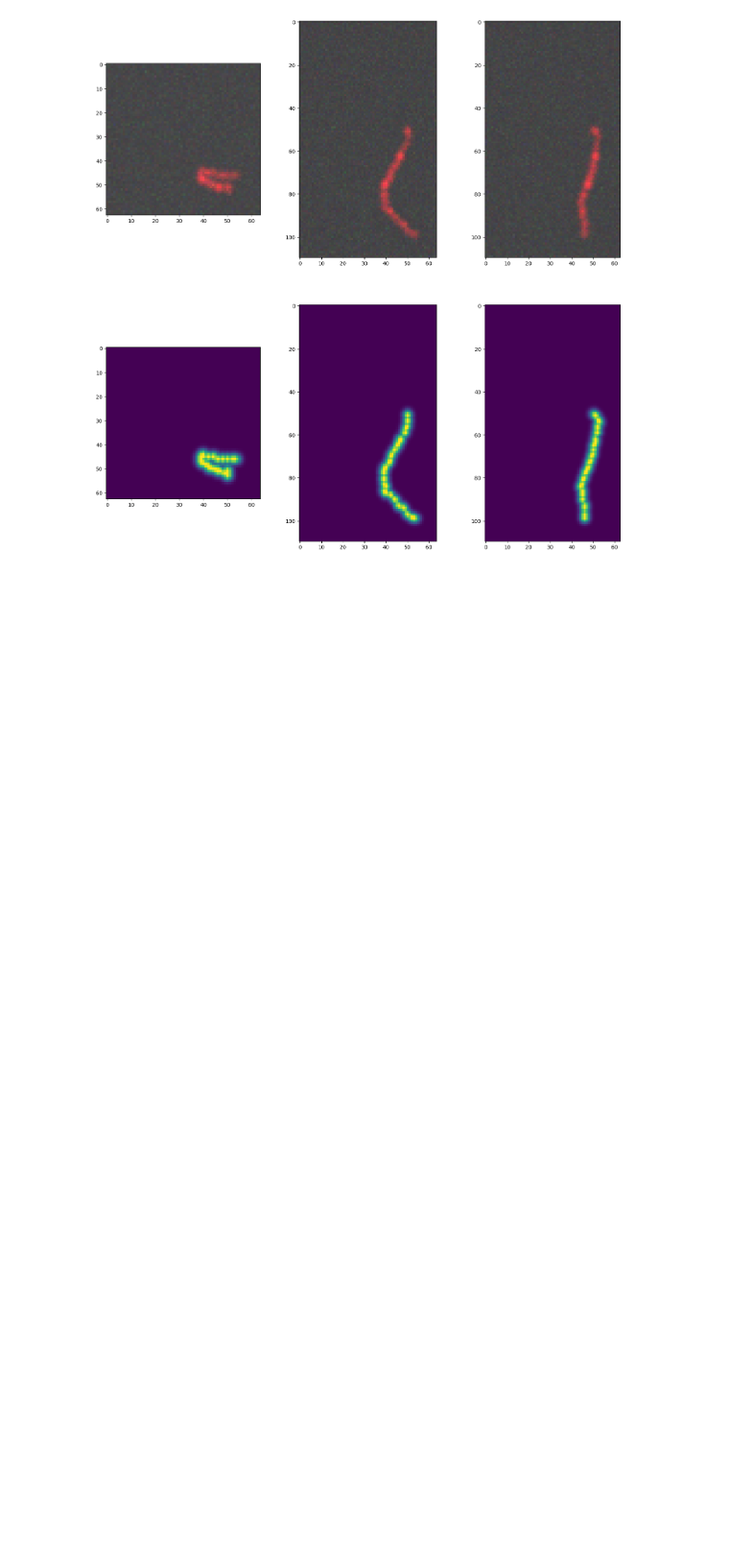
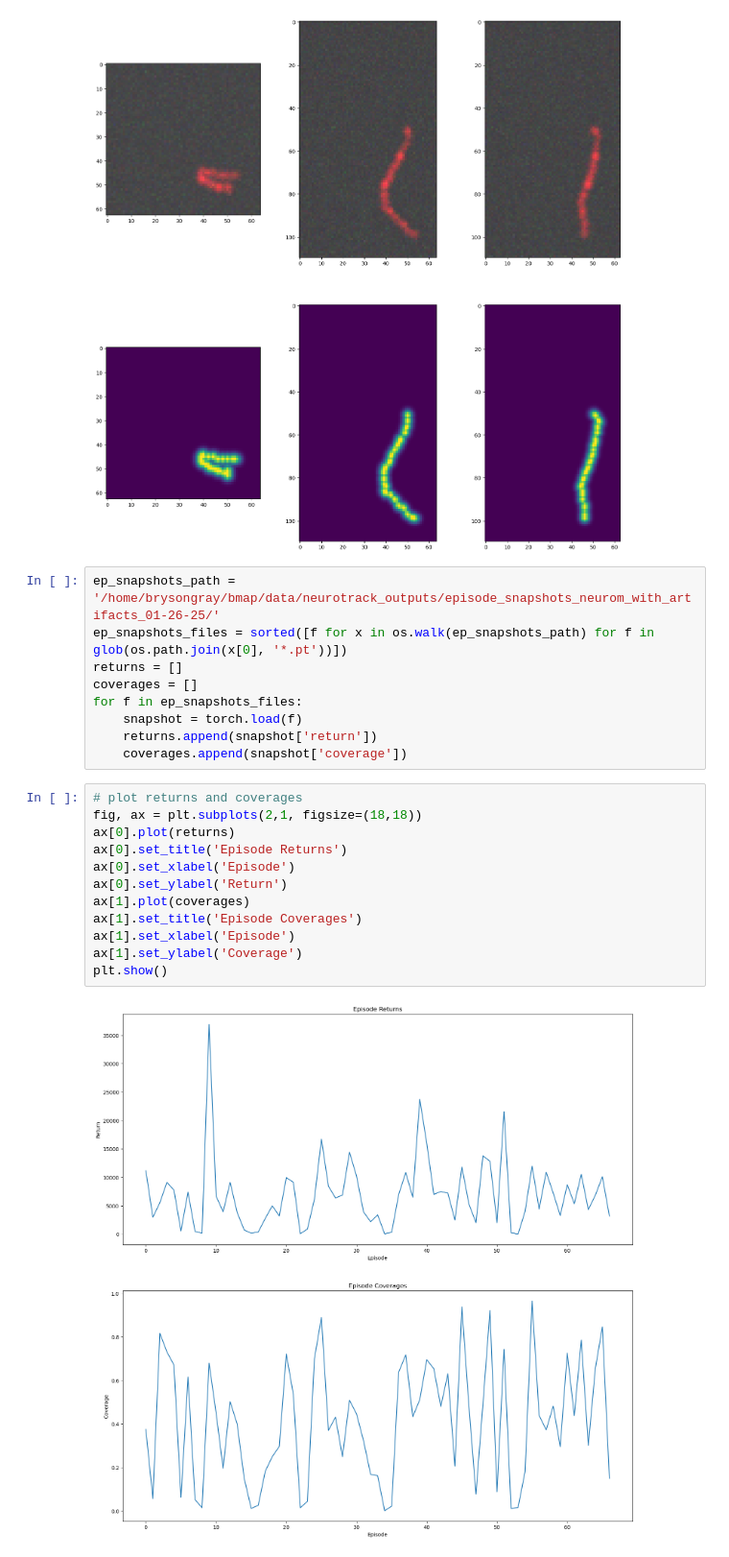
Before and after one commit to BrysonGray/neurotrack, a Jupyter notebook: notebooks/tracking_results.ipynb, the cells around one changed output. Shown at 96% size. Saved outputs shown, nothing was run; the diff lists cells and outputs as text; blank space fills up the shorter version.

```diff
--- a/notebooks/tracking_results.ipynb
+++ b/notebooks/tracking_results.ipynb
@@ -54,3 +55,26 @@ ax[1,2].imshow(density[0].max(2))
 # %% [output]
 <matplotlib.image.AxesImage at 0x...>
 [figure]
+# %%
+ep_snapshots_path = '/home/brysongray/bmap/data/neurotrack_outputs/episode_snapshots_neurom_with_artifacts_01-26-25/'
+ep_snapshots_files = sorted([f for x in os.walk(ep_snapshots_path) for f in glob(os.path.join(x[0], '*.pt'))])
+returns = []
+coverages = []
+for f in ep_snapshots_files:
+    snapshot = torch.load(f)
+    returns.append(snapshot['return'])
+    coverages.append(snapshot['coverage'])
+# %%
+# plot returns and coverages
+fig, ax = plt.subplots(2,1, figsize=(18,18))
+ax[0].plot(returns)
+ax[0].set_title('Episode Returns')
+ax[0].set_xlabel('Episode')
+ax[0].set_ylabel('Return')
+ax[1].plot(coverages)
+ax[1].set_title('Episode Coverages')
+ax[1].set_xlabel('Episode')
+ax[1].set_ylabel('Coverage')
+plt.show()
+# %% [output]
+[figure, added]
```
Also changed, not shown: parts of 4 cells of this notebook, 2 other files.
